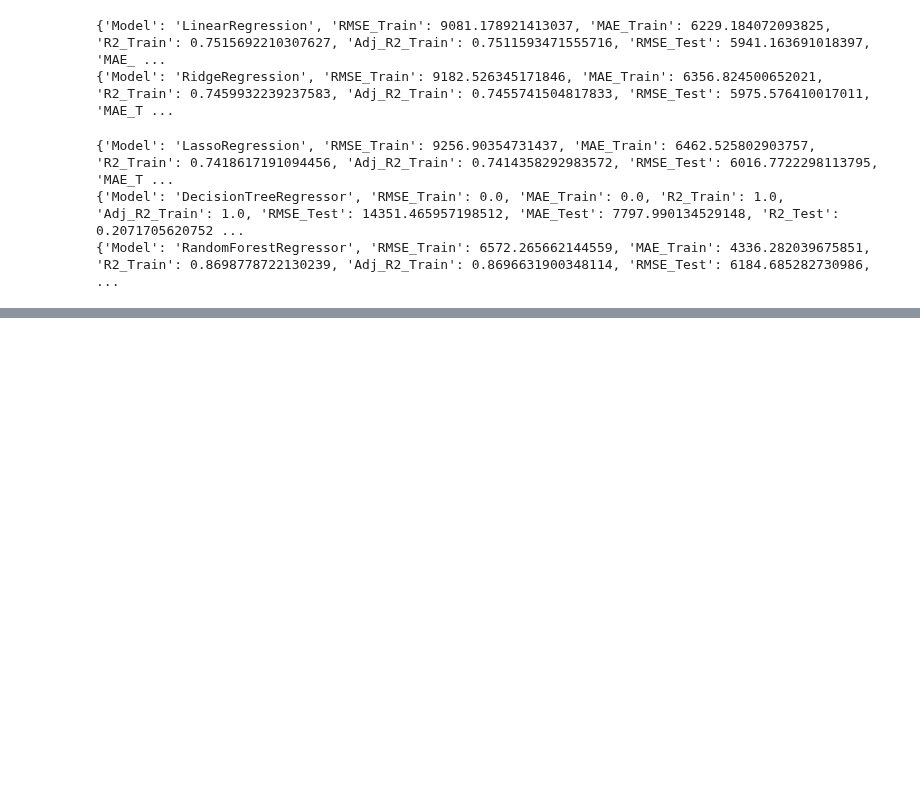
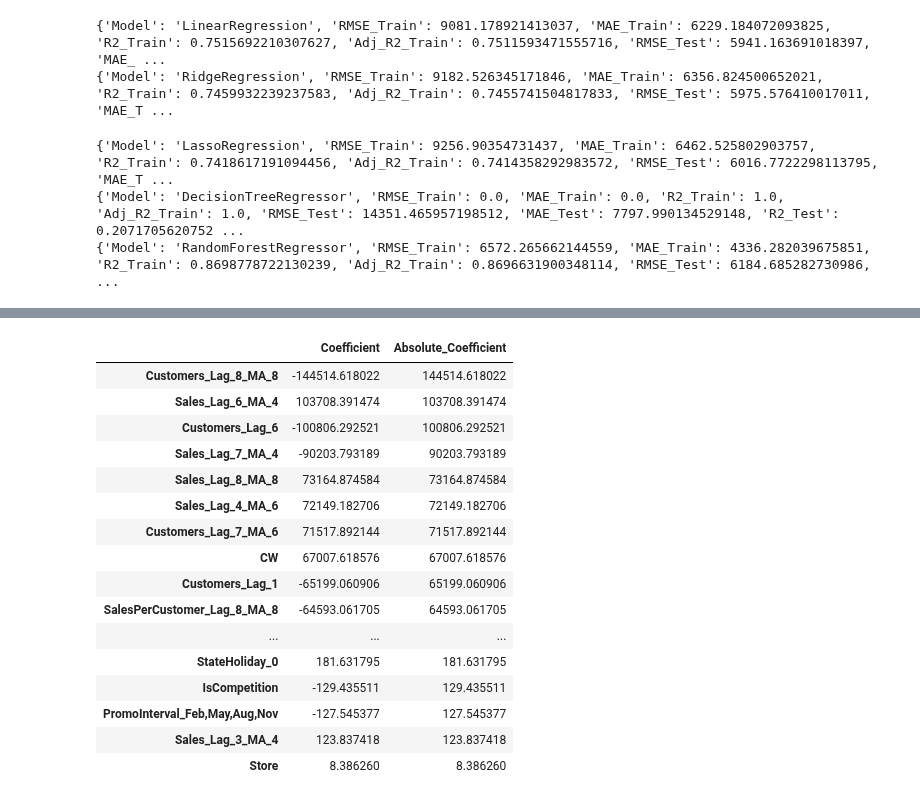
Before and after one commit to Dsite42/Capstone_Project_Rossmann, a Jupyter notebook: Capstone Projekt Rossmann - Predictive Modeling.ipynb, the cells around one changed output, grey strips where cells are left out. Saved outputs shown, nothing was run; the diff lists cells and outputs as text; code cells hidden in the pictures; blank space fills up the shorter version.

```diff
--- a/Capstone Projekt Rossmann - Predictive Modeling.ipynb
+++ b/Capstone Projekt Rossmann - Predictive Modeling.ipynb
@@ -276,5 +313,4 @@ from sklearn.preprocessing import RobustScaler
 
 pd.set_option('display.max_columns', None)
 # %%
-df = pd.read_csv('weekly_sales_with_store_info.csv')
-df['Date'] = pd.to_datetime(df['Date'])
+df = pd.read_csv('df_nans_handeled_cat_power.csv')
@@ -358,0 +434,80 @@ testModelsTestSplit8W(df, MinMaxScaler())
+# %%
+train_data = []
+test_data = []
+# Group by store and split into training and test data
+amount_test_weeks = 8
+for store_id, group in df.groupby('Store'):
+	train_data.append(group[: -amount_test_weeks])
+	test_data.append(group[-amount_test_weeks:])
+# Combine the list entries to one dataframe
+train_df = pd.concat(train_data)
+test_df = pd.concat(test_data)
+# Create feature and target data frames
+X_train = train_df.drop(columns=['Future_Sales'])
+y_train = train_df['Future_Sales']
+X_test = test_df.drop(columns=['Future_Sales'])
+y_test = test_df['Future_Sales']
+
+# Scaling of the data
+scaler = MinMaxScaler()
+X_train = scaler.fit_transform(X_train)
+X_test = scaler.transform(X_test)
+
+# Defining the models to test
+model = Ridge()#(n_jobs=-1)
+
+# Train models and calculate metrics
+model.fit(X_train, y_train)
+
+feature_names = df.drop(columns=['Future_Sales']).columns
+
+# Zugriff auf die Koeffizienten
+coefficients = model.coef_
+
+# Erstellen eines DataFrames zur besseren Visualisierung der Feature-Wichtigkeiten
+feature_importance = pd.DataFrame(coefficients, index=feature_names, columns=['Coefficient'])
+
+# Sortieren der Features nach ihrer Wichtigkeit (absoluter Wert des Koeffizienten)
+feature_importance['Absolute_Coefficient'] = feature_importance['Coefficient'].abs()
+feature_importance = feature_importance.sort_values(by='Absolute_Coefficient', ascending=False)
+
+feature_importance
+
+## Visualisiere die Verteilung
+#X_train_df = pd.DataFrame(X_train, columns=feature_names)
+#X_test_df = pd.DataFrame(X_test, columns=feature_names)
+#
+## Erstellen von Histogrammen für die ersten paar Features zur Demonstration
+#num_features_to_plot = 50  # Anpassen, um mehr oder weniger Features zu visualisieren
+#for feature in feature_names[:num_features_to_plot]:
+#    plt.figure(figsize=(10, 4))
+#
+#    # Histogramm für das Training-Set
+#    plt.subplot(1, 2, 1)
+#    plt.hist(X_train_df[feature], bins=20, alpha=0.7)
+#    plt.title(f'Train - {feature}')
+#
+#    # Histogramm für das Test-Set
+#    plt.subplot(1, 2, 2)
+#    plt.hist(X_test_df[feature], bins=20, alpha=0.7)
+#    plt.title(f'Test - {feature}')
+#
+#    plt.show()
+# %% [output]
+|  | Coefficient | Absolute_Coefficient |
+| Customers_Lag_8_MA_8 | -144514.618022 | 144514.618022 |
+| Sales_Lag_6_MA_4 | 103708.391474 | 103708.391474 |
+| Customers_Lag_6 | -100806.292521 | 100806.292521 |
+| Sales_Lag_7_MA_4 | -90203.793189 | 90203.793189 |
+| Sales_Lag_8_MA_8 | 73164.874584 | 73164.874584 |
+| Sales_Lag_4_MA_6 | 72149.182706 | 72149.182706 |
+| Customers_Lag_7_MA_6 | 71517.892144 | 71517.892144 |
+| CW | 67007.618576 | 67007.618576 |
+| Customers_Lag_1 | -65199.060906 | 65199.060906 |
+| SalesPerCustomer_Lag_8_MA_8 | -64593.061705 | 64593.061705 |
+| ... | ... | ... |
+| StateHoliday_0 | 181.631795 | 181.631795 |
+| IsCompetition | -129.435511 | 129.435511 |
+| PromoInterval_Feb,May,Aug,Nov | -127.545377 | 127.545377 |
+| Sales_Lag_3_MA_4 | 123.837418 | 123.837418 |
+| Store | 8.386260 | 8.386260 |
```
Also changed, not shown: parts of 15 cells of this notebook, 1 other file.
